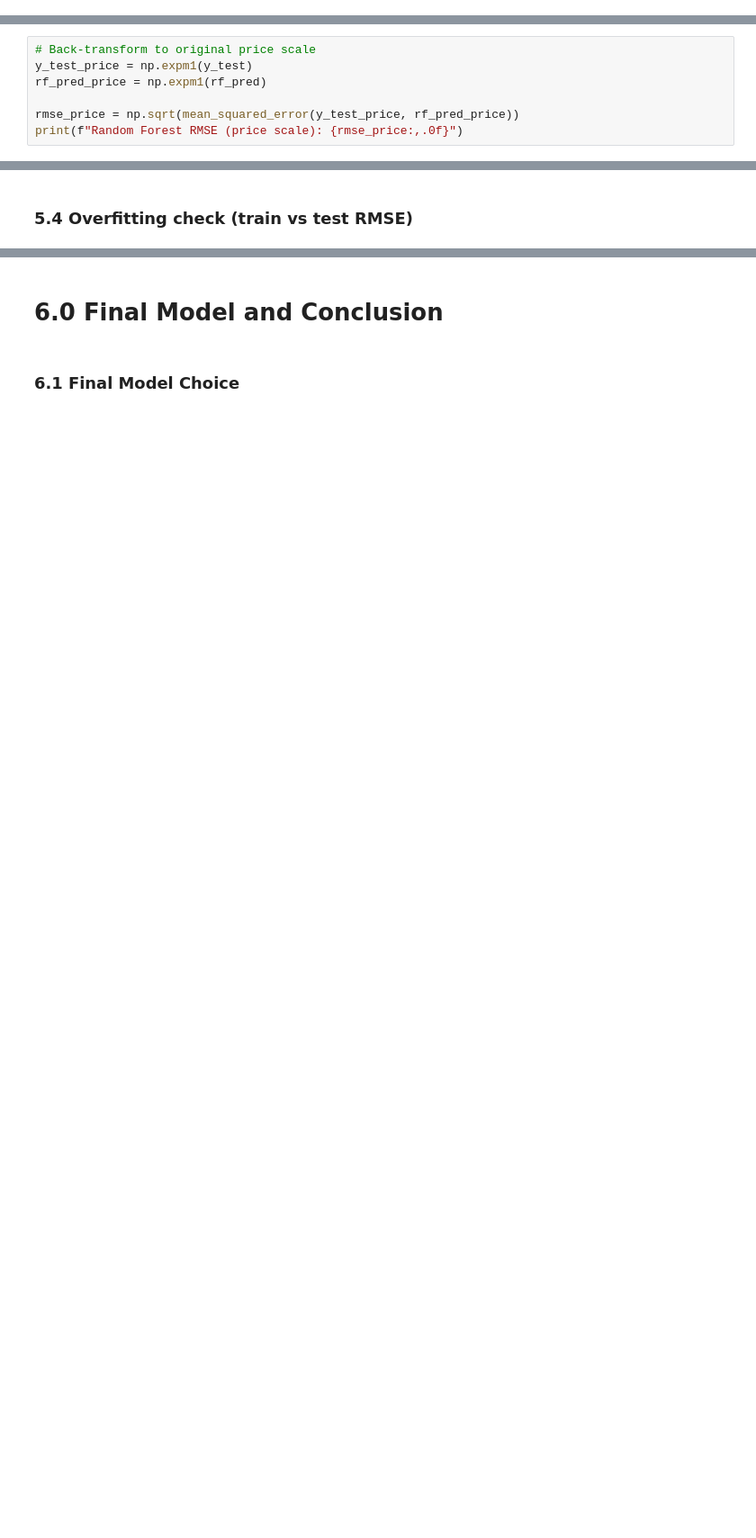
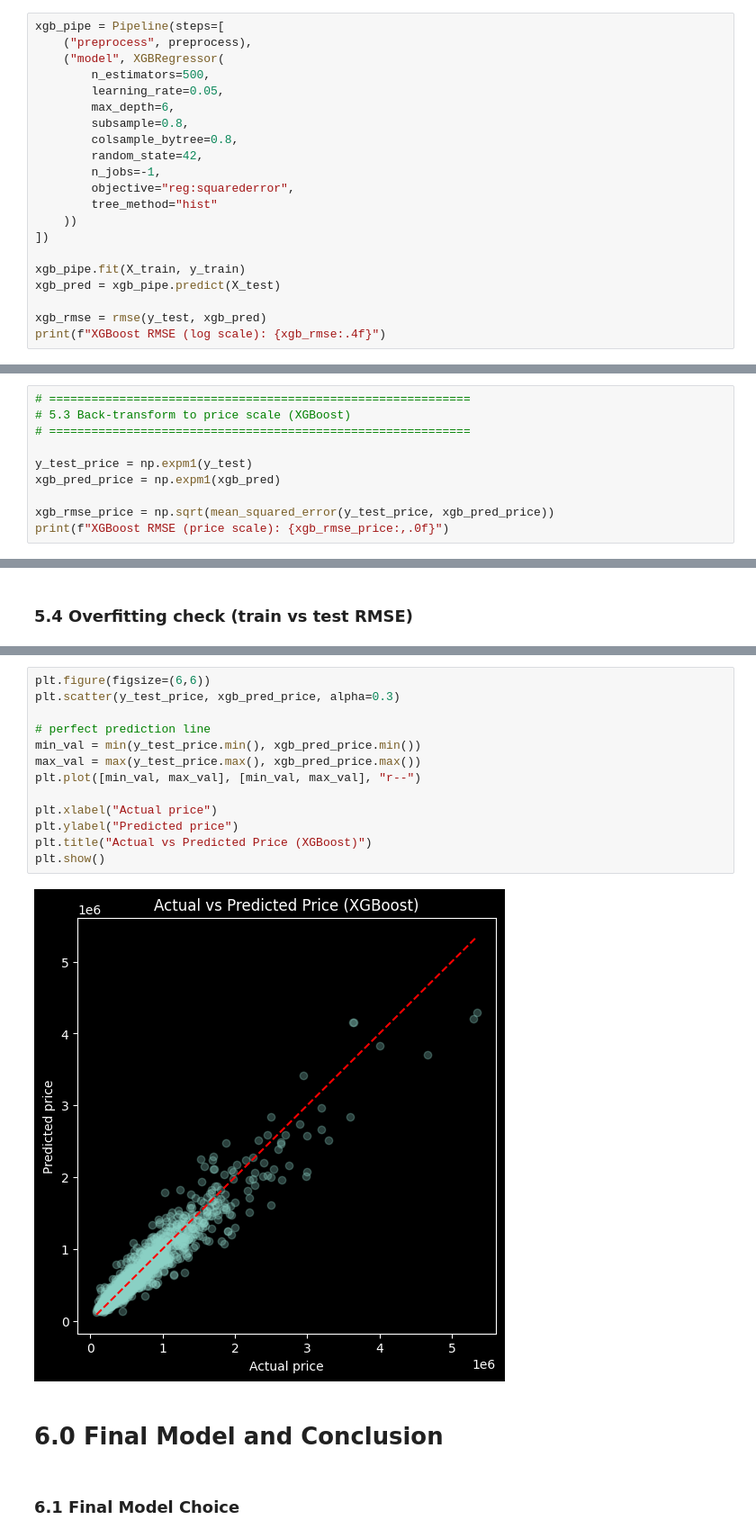
Before and after one commit to yang2094582004-ai/MSIN0097-Assessment-1---Individual-Assignment, a Jupyter notebook: PA.ipynb, the cells around one changed output, grey strips where cells are left out. Shown at 90% size. Drawn from its saved outputs; the diff is of its cells as text; blank space fills up the shorter version.

```diff
--- a/PA.ipynb
+++ b/PA.ipynb
@@ -353,0 +358,21 @@ Random Forest RMSE (log scale): 0.1737
+# %%
+xgb_pipe = Pipeline(steps=[
+    ("preprocess", preprocess),
+    ("model", XGBRegressor(
+        n_estimators=500,
+        learning_rate=0.05,
+        max_depth=6,
+        subsample=0.8,
+        colsample_bytree=0.8,
+        random_state=42,
+        n_jobs=-1,
+        objective="reg:squarederror",
+        tree_method="hist"
+    ))
+])
+
+xgb_pipe.fit(X_train, y_train)
+xgb_pred = xgb_pipe.predict(X_test)
+
+xgb_rmse = rmse(y_test, xgb_pred)
+print(f"XGBoost RMSE (log scale): {xgb_rmse:.4f}")
@@ -397,10 +472,13 @@ Depth None → CV RMSE: 0.1769
 # %% [markdown]
 ### 5.3 Back-transform to price scale (interpretation)
 # %%
-# Back-transform to original price scale
+# ============================================================
+# 5.3 Back-transform to price scale (XGBoost)
+# ============================================================
+
 y_test_price = np.expm1(y_test)
-rf_pred_price = np.expm1(rf_pred)
+xgb_pred_price = np.expm1(xgb_pred)
 
-rmse_price = np.sqrt(mean_squared_error(y_test_price, rf_pred_price))
-print(f"Random Forest RMSE (price scale): {rmse_price:,.0f}")
+xgb_rmse_price = np.sqrt(mean_squared_error(y_test_price, xgb_pred_price))
+print(f"XGBoost RMSE (price scale): {xgb_rmse_price:,.0f}")
 # %% [output]
@@ -483,3 +581,18 @@ Text(0.5, 1.0, 'Bias-Variance Tradeoff in Decision Tree')
+# %%
+plt.figure(figsize=(6,6))
+plt.scatter(y_test_price, xgb_pred_price, alpha=0.3)
+
+# perfect prediction line
+min_val = min(y_test_price.min(), xgb_pred_price.min())
+max_val = max(y_test_price.max(), xgb_pred_price.max())
+plt.plot([min_val, max_val], [min_val, max_val], "r--")
+
+plt.xlabel("Actual price")
+plt.ylabel("Predicted price")
+plt.title("Actual vs Predicted Price (XGBoost)")
+plt.show()
+# %% [output]
+[figure, added]
 # %% [markdown]
 # 6.0 Final Model and Conclusion
 # %% [markdown]
```
Also changed, not shown: parts of 29 cells of this notebook.
